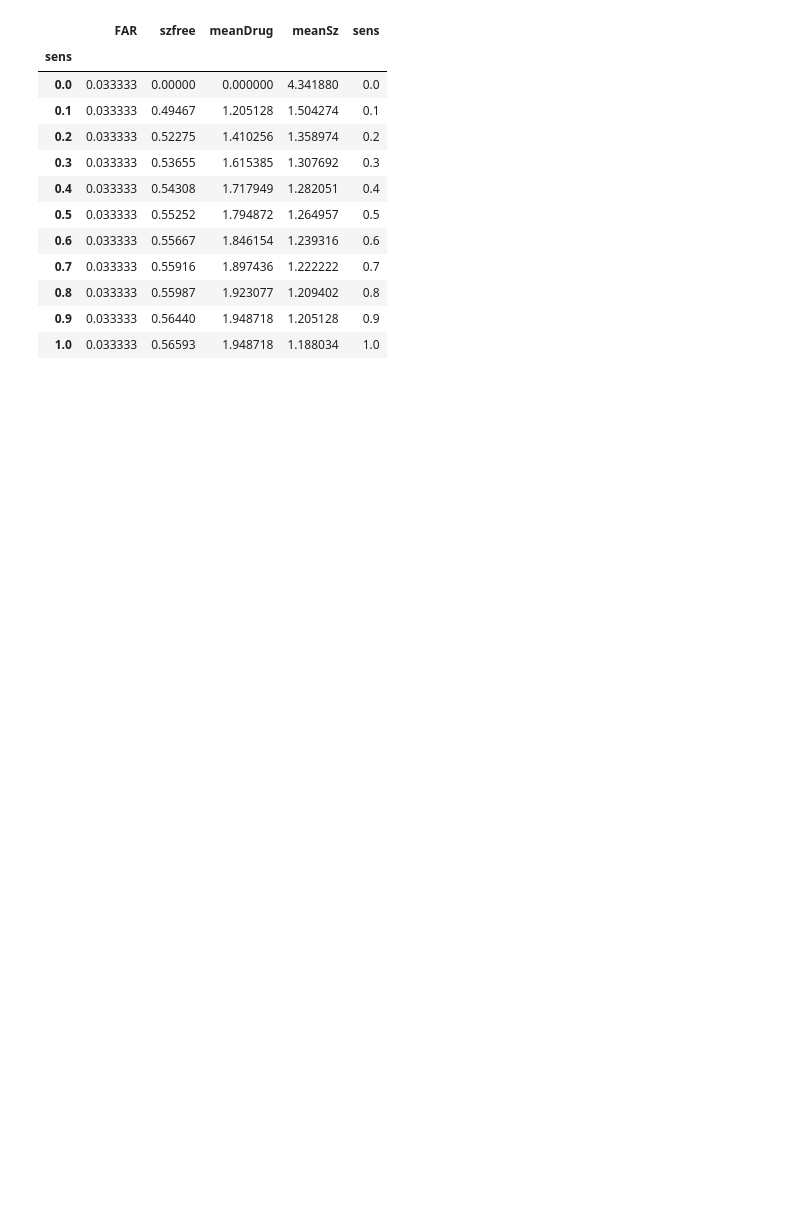
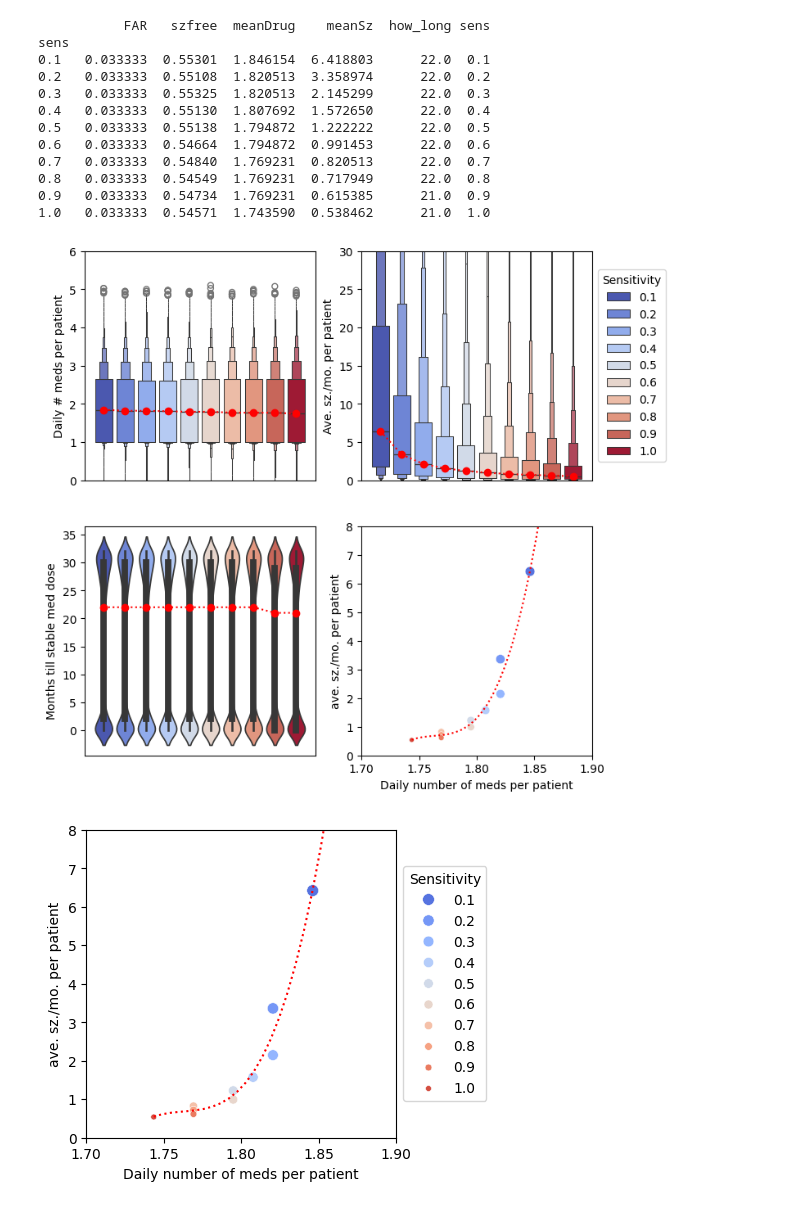
Before and after one commit to GoldenholzLab/WEARsimulator, a Jupyter notebook: clinic_self_report.ipynb, the cells around one changed output. Saved outputs shown, nothing was run; the diff lists cells and outputs as text; code cells hidden in the pictures; blank space fills up the shorter version.

Commit message:
updates for self-report

```diff
--- a/clinic_self_report.ipynb
+++ b/clinic_self_report.ipynb
@@ -106,19 +35,21 @@ df_grouped.to_clipboard()
-# %%
-df_grouped
-# %% [output]
-|  | FAR | szfree | meanDrug | meanSz | sens |
-| sens |  |  |  |  |  |
-| 0.0 | 0.033333 | 0.00000 | 0.000000 | 4.341880 | 0.0 |
-| 0.1 | 0.033333 | 0.49467 | 1.205128 | 1.504274 | 0.1 |
-| 0.2 | 0.033333 | 0.52275 | 1.410256 | 1.358974 | 0.2 |
-| 0.3 | 0.033333 | 0.53655 | 1.615385 | 1.307692 | 0.3 |
-| 0.4 | 0.033333 | 0.54308 | 1.717949 | 1.282051 | 0.4 |
-| 0.5 | 0.033333 | 0.55252 | 1.794872 | 1.264957 | 0.5 |
-| 0.6 | 0.033333 | 0.55667 | 1.846154 | 1.239316 | 0.6 |
-| 0.7 | 0.033333 | 0.55916 | 1.897436 | 1.222222 | 0.7 |
-| 0.8 | 0.033333 | 0.55987 | 1.923077 | 1.209402 | 0.8 |
-| 0.9 | 0.033333 | 0.56440 | 1.948718 | 1.205128 | 0.9 |
-| 1.0 | 0.033333 | 0.56593 | 1.948718 | 1.188034 | 1.0 |
+# %%
+from clinic_self_report import drawResult_from_clinic_self_report
+drawResult_from_clinic_self_report(N=100000)
+# %% [output]
+           FAR   szfree  meanDrug    meanSz  how_long sens
+sens
+0.1   0.033333  0.55301  1.846154  6.418803      22.0  0.1
+0.2   0.033333  0.55108  1.820513  3.358974      22.0  0.2
+0.3   0.033333  0.55325  1.820513  2.145299      22.0  0.3
+0.4   0.033333  0.55130  1.807692  1.572650      22.0  0.4
+0.5   0.033333  0.55138  1.794872  1.222222      22.0  0.5
+0.6   0.033333  0.54664  1.794872  0.991453      22.0  0.6
+0.7   0.033333  0.54840  1.769231  0.820513      22.0  0.7
+0.8   0.033333  0.54549  1.769231  0.717949      22.0  0.8
+0.9   0.033333  0.54734  1.769231  0.615385      21.0  0.9
+1.0   0.033333  0.54571  1.743590  0.538462      21.0  1.0
+[figure, added]
+[figure, added]
 # %%
 from realSim import simulator_base
 
```
Also changed, not shown: parts of 5 cells of this notebook, 4 other files.
